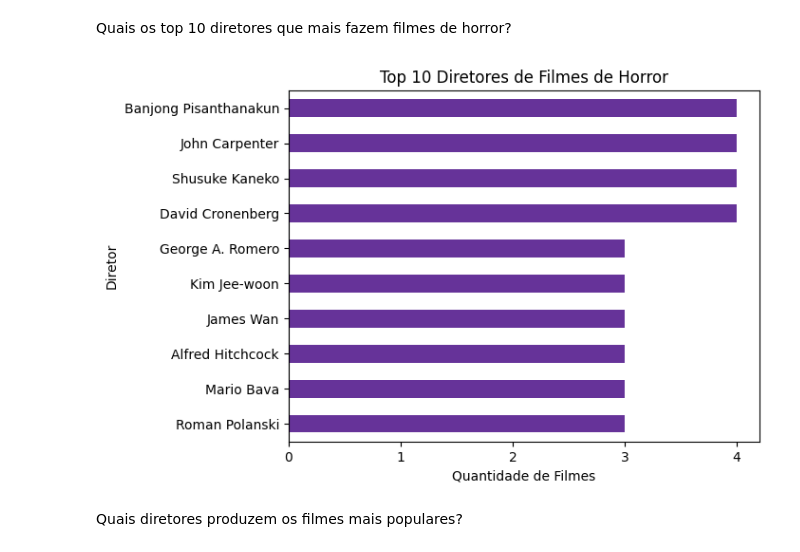
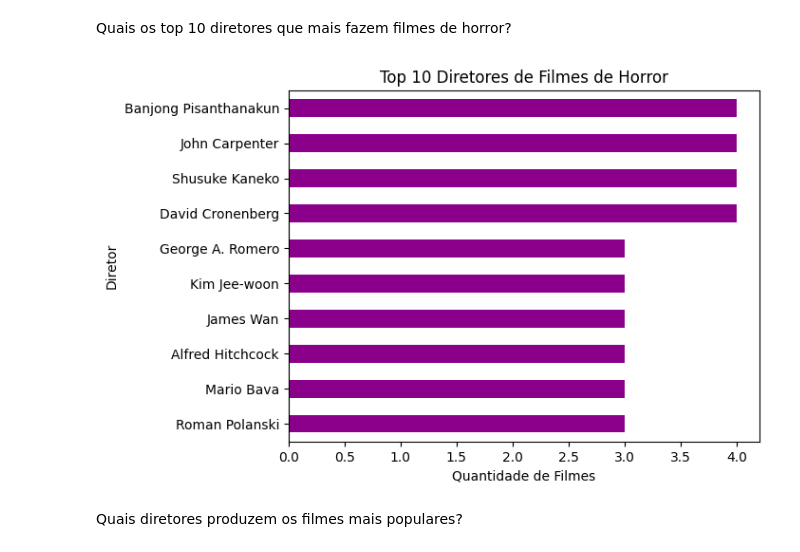
Before and after one commit to LidiMG/Mentoria_Artemisia, a Jupyter notebook: Semana_1/Horror_Movies.ipynb, the cells around one changed output. Cells and saved outputs as stored; diff of their text form; code cells hidden in the pictures.

```diff
--- a/Semana_1/Horror_Movies.ipynb
+++ b/Semana_1/Horror_Movies.ipynb
@@ -301,19 +300,17 @@ Quais os top 10 diretores que mais fazem filmes de horror?
 # %%
 diretores = ['Diretor_1', 'Diretor_2', 'Diretor_3', 'Diretor_4']
 serie_diretores = df[diretores].stack()
 contagem_diretores = serie_diretores.value_counts()
 top_10_diretores = contagem_diretores.head(10)
 
-ax_d = top_10_diretores.plot(kind="barh", color="rebeccapurple")
+top_10_diretores.plot(kind="barh", color="darkmagenta")
 plt.ylabel("Diretor")
 plt.xlabel("Quantidade de Filmes")
 plt.title("Top 10 Diretores de Filmes de Horror")
 plt.xticks(rotation=0)
 plt.gca().invert_yaxis()
-# Configura o eixo x para mostrar somente números inteiros
-ax_d.xaxis.set_major_locator(MaxNLocator(integer=True))
 plt.show()
 # %% [output]
-[figure, old version]
+[figure, new version]
 # %% [markdown]
 Quais diretores produzem os filmes mais populares?
```
Also changed, not shown: parts of 7 cells of this notebook, 1 other file.
